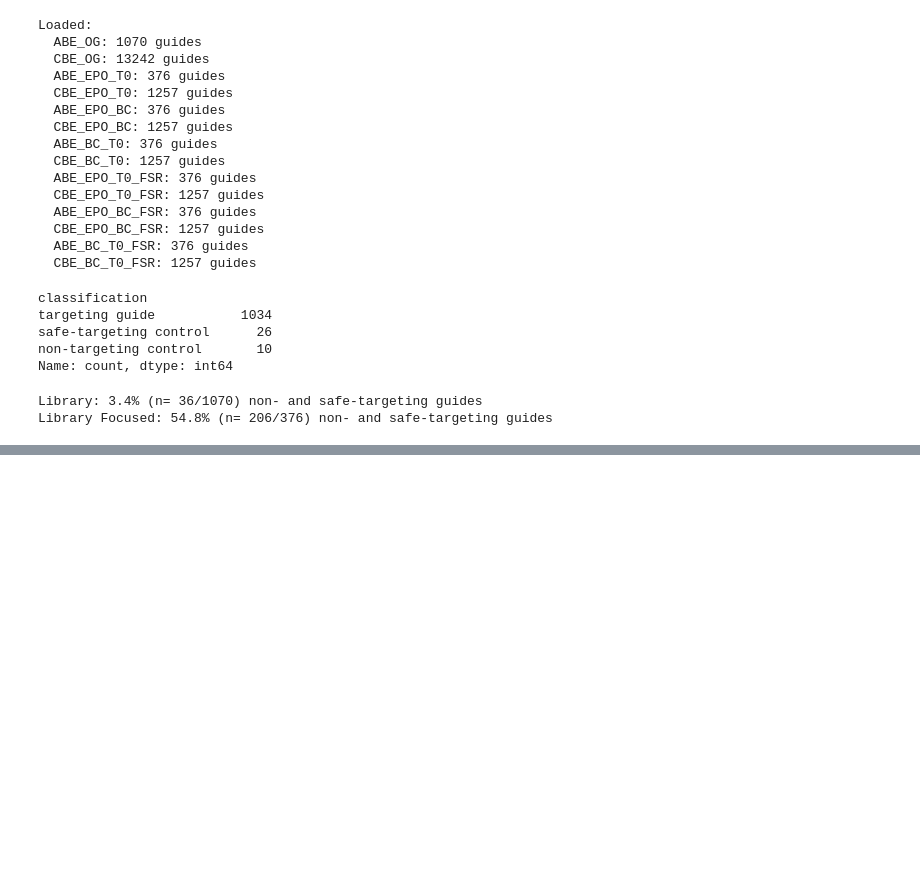
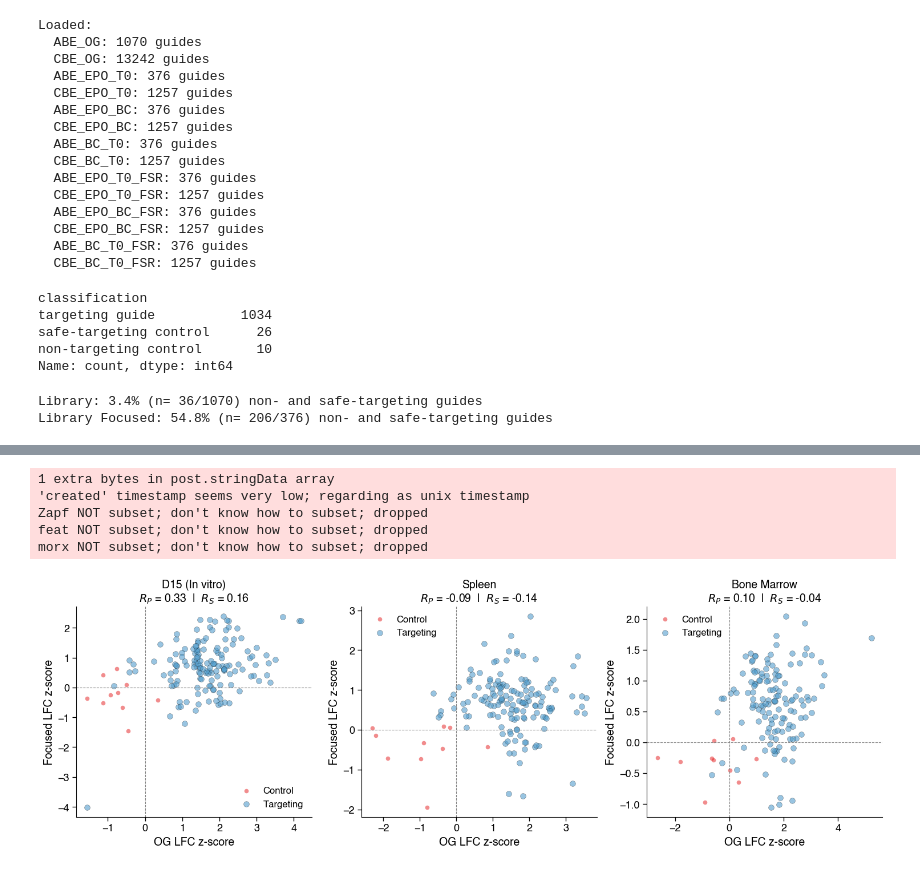
Before and after one commit to kexindon/B-ALL-in-vivo-base-editing, a Jupyter notebook: extended_figure12.ipynb, the cells around one changed output, grey strips where cells are left out. Saved outputs shown, nothing was run; the diff lists cells and outputs as text; code cells hidden in the pictures; blank space fills up the shorter version.

Commit message:
update for figure 3

```diff
--- a/extended_figure12.ipynb
+++ b/extended_figure12.ipynb
@@ -298,0 +201,72 @@ morx NOT subset; don't know how to subset; dropped
+# %%
+from scipy.stats import pearsonr, spearmanr
+
+# ── Load data ─────────────────────────────────────────────────────────────────
+ABE_OG  = dfs['ABE_OG']
+ABE_EPO = dfs['ABE_EPO_T0']
+
+min_edit           = 10
+FDR_cutoff         = 0.1
+min_sensor_og      = 10
+min_sensor_focused = 100
+
+cond_list   = ['d15', 'spleen', 'bm']
+cond_labels = {'d15': 'D15 (In vitro)', 'spleen': 'Spleen', 'bm': 'Bone Marrow'}
+
+fig, axes = plt.subplots(1, 3, figsize=(15, 5))
+
+for ax, cond in zip(axes, cond_list):
+    z_col      = f'z_score_median_{cond}'
+    fdr_col    = f'FDR_{cond}_fishers'
+    edit_col   = f'target_base_edit_perc_{cond}'
+    sensor_col = f'sensor_reads_{cond}'
+
+    og_targ = ABE_OG[ABE_OG['classification'] == 'targeting guide'].copy()
+    if sensor_col in og_targ.columns:
+        og_targ = og_targ[og_targ[sensor_col] >= min_sensor_og]
+    og_targ = og_targ[og_targ[edit_col] >= min_edit][['gRNA_id', z_col, fdr_col]].rename(
+        columns={z_col: 'z_og', fdr_col: 'fdr_og'})
+
+    epo_targ = ABE_EPO[ABE_EPO['classification'] == 'targeting guide'].copy()
+    if sensor_col in epo_targ.columns:
+        epo_targ = epo_targ[epo_targ[sensor_col] >= min_sensor_focused]
+    epo_targ = epo_targ[epo_targ[edit_col] >= min_edit][['gRNA_id', z_col, fdr_col]].rename(
+        columns={z_col: 'z_epo', fdr_col: 'fdr_epo'})
+
+    merged = pd.merge(og_targ, epo_targ, on='gRNA_id')
+    merged = merged[
+        (merged['fdr_og'] <= FDR_cutoff) | (merged['fdr_epo'] <= FDR_cutoff)
+    ].dropna(subset=['z_og', 'z_epo'])
+
+    og_ctrl  = ABE_OG[ ABE_OG['classification'].isin(['non-targeting control','safe-targeting control'])][['gRNA_id', z_col]].rename(columns={z_col:'z_og'})
+    epo_ctrl = ABE_EPO[ABE_EPO['classification'].isin(['non-targeting control','safe-targeting control'])][['gRNA_id', z_col]].rename(columns={z_col:'z_epo'})
+    ctrl     = pd.merge(og_ctrl, epo_ctrl, on='gRNA_id').dropna()
+
+    r_p, _ = pearsonr( merged['z_og'], merged['z_epo'])
+    r_s, _ = spearmanr(merged['z_og'], merged['z_epo'])
+
+    ax.scatter(ctrl['z_og'],   ctrl['z_epo'],
+               color='#e41a1c', s=30, alpha=0.5, linewidths=0, label='Control')
+    ax.scatter(merged['z_og'], merged['z_epo'],
+               color=blues[3],  s=50, alpha=0.6, edgecolor='black', linewidths=0.3, label='Targeting')
+
+    ax.axhline(0, color='grey', linewidth=0.8, linestyle='--')
+    ax.axvline(0, color='grey', linewidth=0.8, linestyle='--')
+
+    ax.set_xlabel('OG LFC z-score', fontsize=14)
+    ax.set_ylabel('Focused LFC z-score', fontsize=14)
+    ax.set_title(f'{cond_labels[cond]}\n$R_P$ = {r_p:.2f}  |  $R_S$ = {r_s:.2f}', fontsize=14)
+    ax.spines[['top', 'right']].set_visible(False)
+    ax.tick_params(axis='both', which='major', labelsize=13, direction='out', length=5, width=1)
+    ax.legend(fontsize=12, frameon=False)
+
+fig.tight_layout()
+plt.savefig(BASE + 'figures/ext-12/12a.pdf', bbox_inches='tight', dpi=300)
+plt.show()
+# %% [output]
+1 extra bytes in post.stringData array
+'created' timestamp seems very low; regarding as unix timestamp
+Zapf NOT subset; don't know how to subset; dropped
+feat NOT subset; don't know how to subset; dropped
+morx NOT subset; don't know how to subset; dropped
+[figure, added]
```
Also changed, not shown: parts of 6 cells of this notebook, 6 other files.
